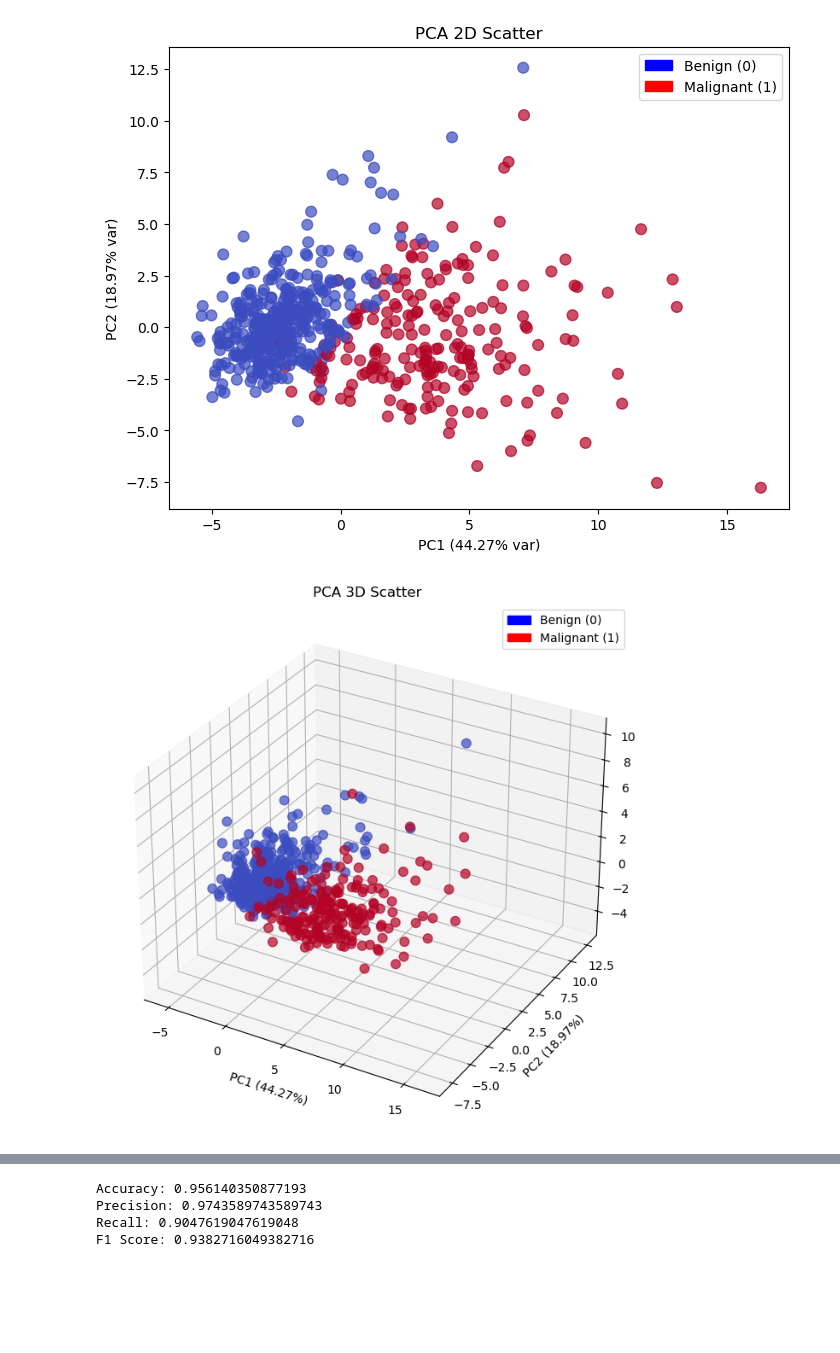
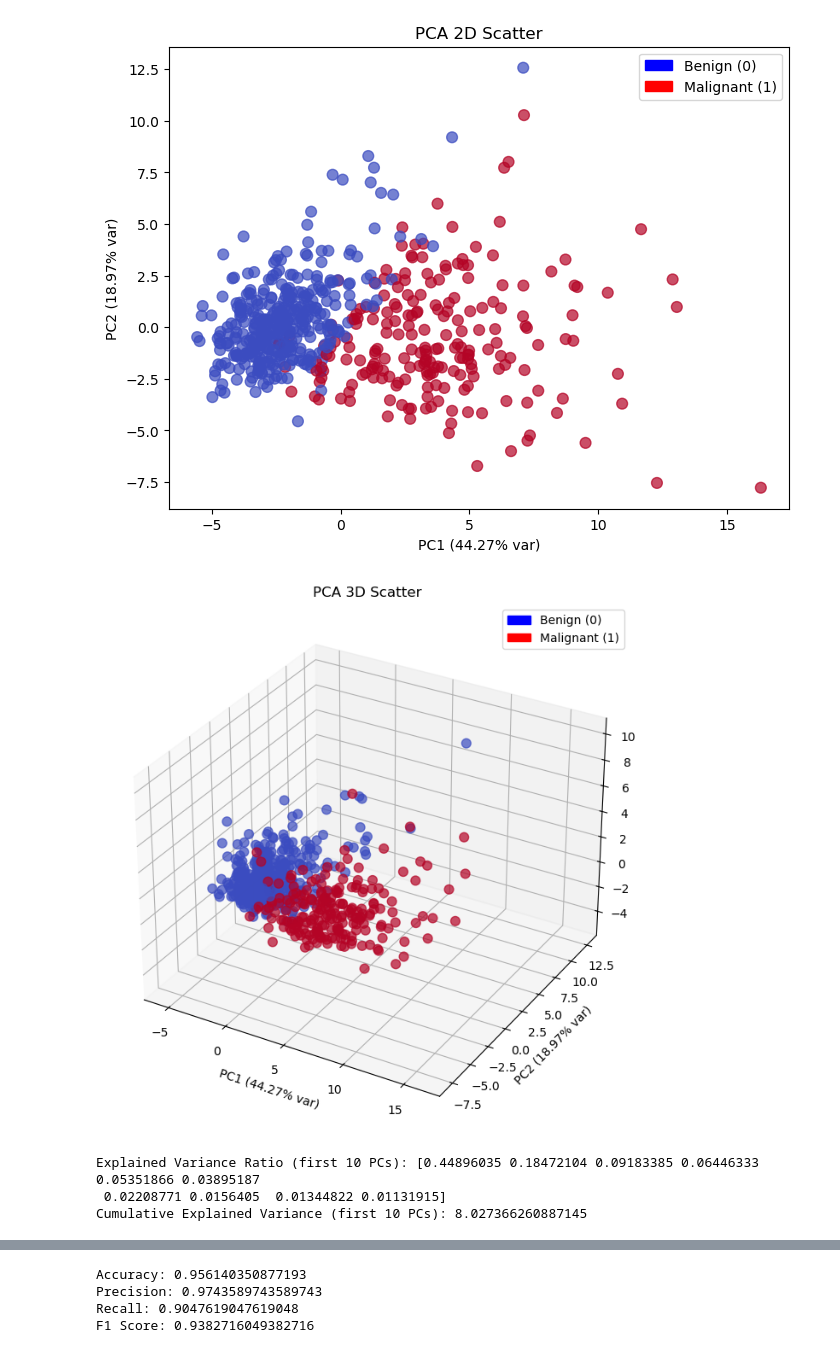
Before and after one commit to Jhananishri-B/PCA, a Jupyter notebook: PCA.ipynb, the cells around one changed output, grey strips where cells are left out. Drawn from its saved outputs; the diff is of its cells as text; code cells hidden in the pictures; blank space fills up the shorter version.

```diff
--- a/PCA.ipynb
+++ b/PCA.ipynb
@@ -49,12 +103,36 @@ plt.show()
 # %%
 fig = plt.figure(figsize=(10,8))
 ax = fig.add_subplot(111, projection="3d")
 scatter = ax.scatter(X_pca3[:,0], X_pca3[:,1], X_pca3[:,2], c=y, cmap="coolwarm", s=60, alpha=0.7)
-ax.set_xlabel(f"PC1 ({pca3.explained_variance_ratio_[0]*100:.2f}%)")
-ax.set_ylabel(f"PC2 ({pca3.explained_variance_ratio_[1]*100:.2f}%)")
-ax.set_zlabel(f"PC3 ({pca3.explained_variance_ratio_[2]*100:.2f}%)", labelpad=15)
+plt.xlabel(f"PC1 ({pca3.explained_variance_ratio_[0]*100:.2f}% var)")
+plt.ylabel(f"PC2 ({pca3.explained_variance_ratio_[1]*100:.2f}% var)")
 ax.set_title("PCA 3D Scatter")
 ax.legend(handles=[blue_patch, red_patch])
 plt.show()
 # %% [output]
-[figure, old version]
+[figure, new version]
+# %%
+import pandas as pd
+from sklearn.preprocessing import StandardScaler
+from sklearn.decomposition import PCA
+import matplotlib.pyplot as plt
+
+numeric_df = df.select_dtypes(include=['number'])
+
+scaler = StandardScaler()
+scaled_data = scaler.fit_transform(numeric_df)
+
+pca = PCA()
+pca.fit(scaled_data)
+evr = pca.explained_variance_ratio_
+
+
+evr_10 = evr[:10]
+cumulative_var_10 = np.cumsum(evr_10)
+
+print("Explained Variance Ratio:", evr_10)
+print("Cumulative Explained Variance:", cumulative_var_10.sum())
+# %% [output]
+Explained Variance Ratio (first 10 PCs): [0.44896035 0.18472104 0.09183385 0.06446333 0.05351866 0.03895187
+ 0.02208771 0.0156405  0.01344822 0.01131915]
+Cumulative Explained Variance (first 10 PCs): 8.027366260887145
```
Also changed, not shown: parts of 7 cells of this notebook, 2 other files.
